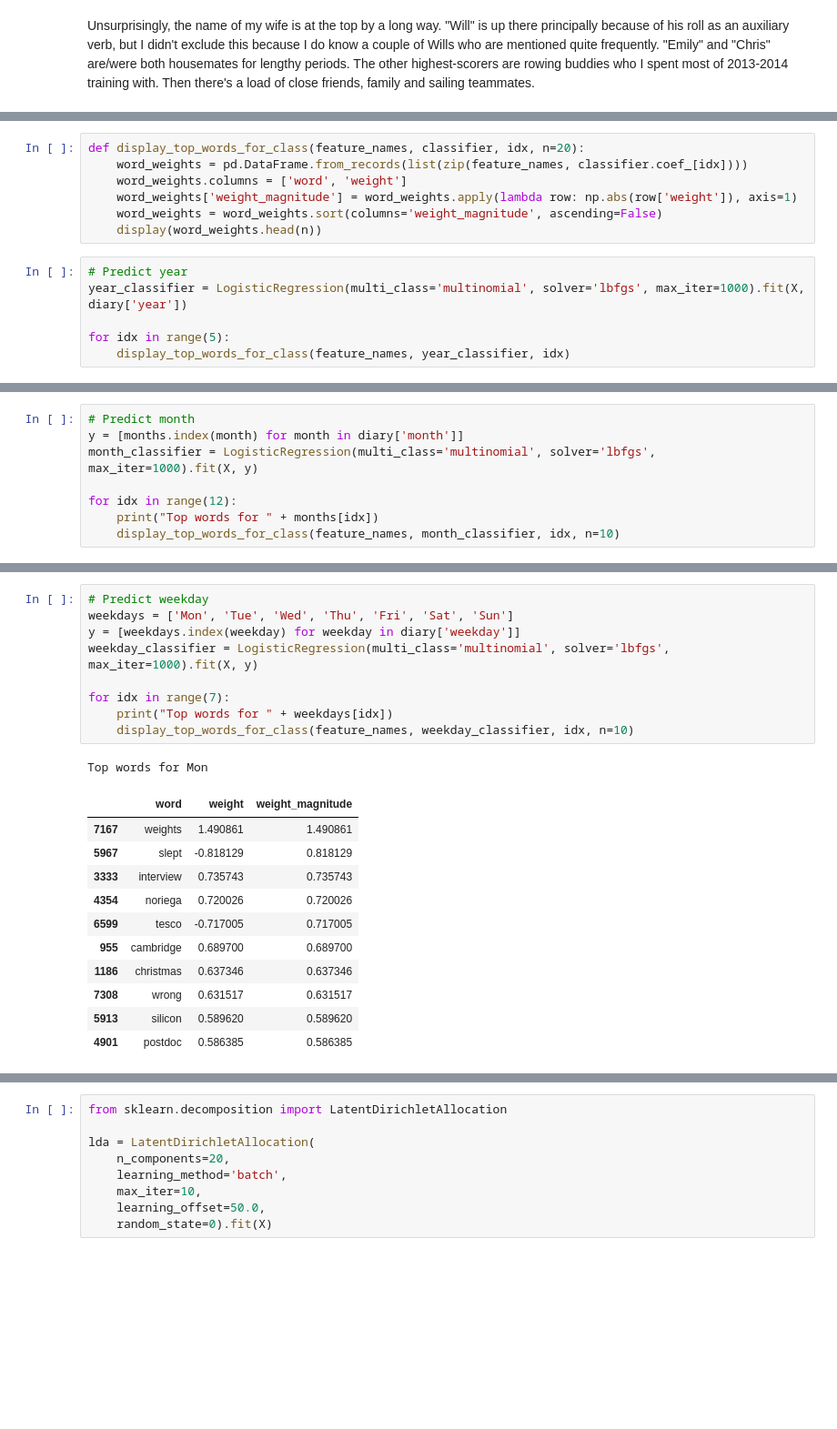
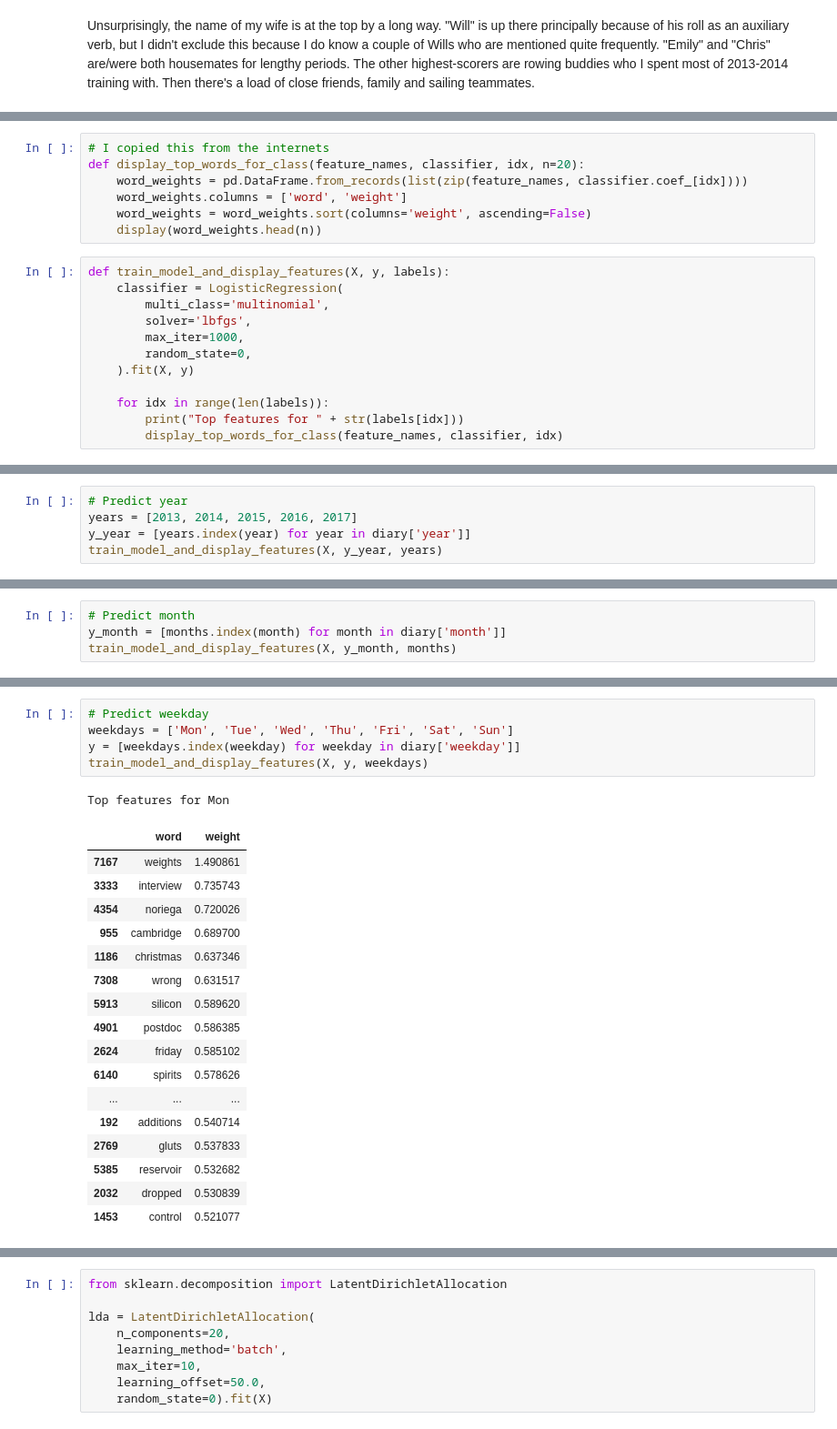
Before and after one commit to drpeteb/diary-digging, a Jupyter notebook: diary-digging.ipynb, the cells around one changed output, grey strips where cells are left out. Shown at 91% size. Saved outputs shown, nothing was run; the diff lists cells and outputs as text; blank space fills up the shorter version.

```diff
--- a/diary-digging.ipynb
+++ b/diary-digging.ipynb
@@ -307,15 +363,21 @@ count_vectorizer = CountVectorizer(
 X = count_vectorizer.fit_transform(clean_content)
 feature_names = count_vectorizer.get_feature_names()
 # %%
+# I copied this from the internets
 def display_top_words_for_class(feature_names, classifier, idx, n=20):
     word_weights = pd.DataFrame.from_records(list(zip(feature_names, classifier.coef_[idx])))
     word_weights.columns = ['word', 'weight']
-    word_weights['weight_magnitude'] = word_weights.apply(lambda row: np.abs(row['weight']), axis=1)
-    word_weights = word_weights.sort(columns='weight_magnitude', ascending=False)
+    word_weights = word_weights.sort(columns='weight', ascending=False)
     display(word_weights.head(n))
 # %%
-# Predict year
-year_classifier = LogisticRegression(multi_class='multinomial', solver='lbfgs', max_iter=1000).fit(X, diary['year'])
+def train_model_and_display_features(X, y, labels):
+    classifier = LogisticRegression(
+        multi_class='multinomial',
+        solver='lbfgs',
+        max_iter=1000,
+        random_state=0,
+    ).fit(X, y)
 
-for idx in range(5):
-    display_top_words_for_class(feature_names, year_classifier, idx)
+    for idx in range(len(labels)):
+        print("Top features for " + str(labels[idx]))
+        display_top_words_for_class(feature_names, classifier, idx)
@@ -407,0 +384,5 @@ for idx in range(5):
+# %%
+# Predict year
+years = [2013, 2014, 2015, 2016, 2017]
+y_year = [years.index(year) for year in diary['year']]
+train_model_and_display_features(X, y_year, years)
@@ -408,9 +482,5 @@ for idx in range(5):
 # %%
 # Predict month
-y = [months.index(month) for month in diary['month']]
-month_classifier = LogisticRegression(multi_class='multinomial', solver='lbfgs', max_iter=1000).fit(X, y)
-
-for idx in range(12):
-    print("Top words for " + months[idx])
-    display_top_words_for_class(feature_names, month_classifier, idx, n=10)
+y_month = [months.index(month) for month in diary['month']]
+train_model_and_display_features(X, y_month, months)
 # %% [output]
@@ -490,22 +598,24 @@ Top words for June
 # %%
 # Predict weekday
 weekdays = ['Mon', 'Tue', 'Wed', 'Thu', 'Fri', 'Sat', 'Sun']
 y = [weekdays.index(weekday) for weekday in diary['weekday']]
-weekday_classifier = LogisticRegression(multi_class='multinomial', solver='lbfgs', max_iter=1000).fit(X, y)
-
-for idx in range(7):
-    print("Top words for " + weekdays[idx])
-    display_top_words_for_class(feature_names, weekday_classifier, idx, n=10)
+train_model_and_display_features(X, y, weekdays)
 # %% [output]
-Top words for Mon
+Top features for Mon
-|  | word | weight | weight_magnitude |
-| 7167 | weights | 1.490861 | 1.490861 |
-| 5967 | slept | -0.818129 | 0.818129 |
-| 3333 | interview | 0.735743 | 0.735743 |
-| 4354 | noriega | 0.720026 | 0.720026 |
-| 6599 | tesco | -0.717005 | 0.717005 |
-| 955 | cambridge | 0.689700 | 0.689700 |
-| 1186 | christmas | 0.637346 | 0.637346 |
-| 7308 | wrong | 0.631517 | 0.631517 |
-| 5913 | silicon | 0.589620 | 0.589620 |
-| 4901 | postdoc | 0.586385 | 0.586385 |
+|  | word | weight |
+| 7167 | weights | 1.490861 |
+| 3333 | interview | 0.735743 |
+| 4354 | noriega | 0.720026 |
+| 955 | cambridge | 0.689700 |
+| 1186 | christmas | 0.637346 |
+| 7308 | wrong | 0.631517 |
+| 5913 | silicon | 0.589620 |
+| 4901 | postdoc | 0.586385 |
+| 2624 | friday | 0.585102 |
+| 6140 | spirits | 0.578626 |
+| ... | ... | ... |
+| 192 | additions | 0.540714 |
+| 2769 | gluts | 0.537833 |
+| 5385 | reservoir | 0.532682 |
+| 2032 | dropped | 0.530839 |
+| 1453 | control | 0.521077 |
```
Also changed, not shown: parts of 36 cells of this notebook, 3 other files.
